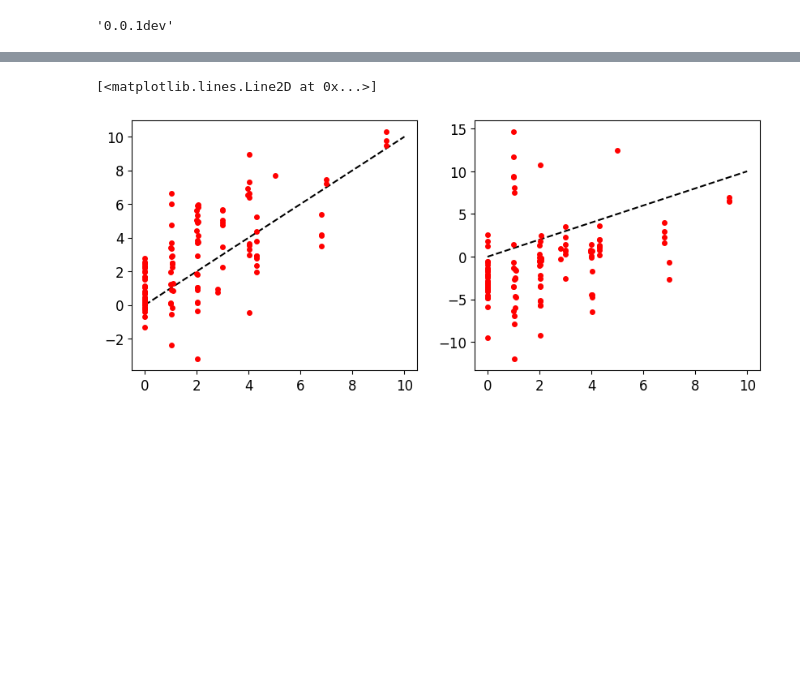
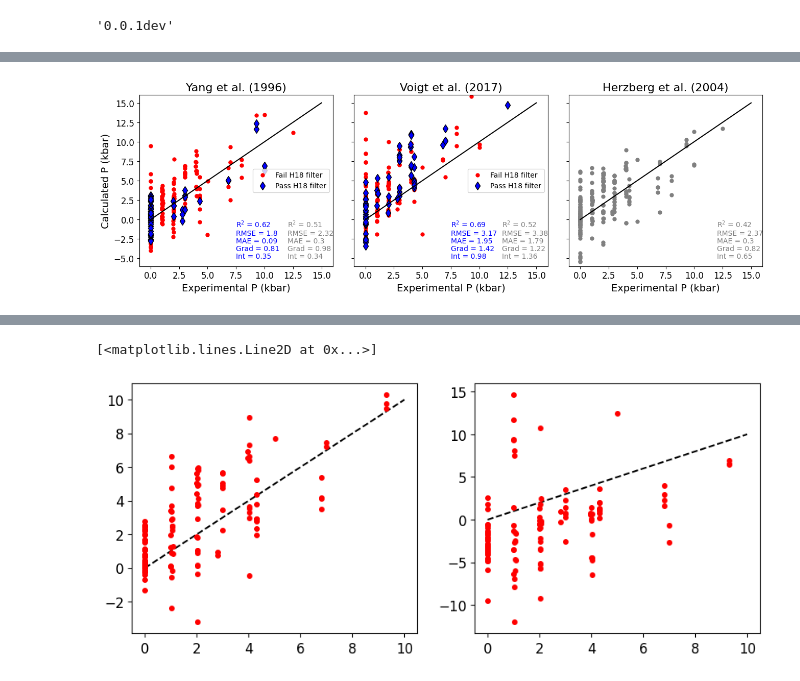
Before and after one commit to gleesonm1/pyOpam, a Jupyter notebook: Examples/NewExperimentsTest.ipynb, the cells around one changed output, grey strips where cells are left out. Cells and saved outputs as stored; diff of their text form; code cells hidden in the pictures; blank space fills up the shorter version.

```diff
--- a/Examples/NewExperimentsTest.ipynb
+++ b/Examples/NewExperimentsTest.ipynb
@@ -26,0 +172,80 @@ OPAM = OPAM.reset_index(drop = True)
+# %%
+Outputs = np.array(list(Results.keys())).reshape(2,3)
+alpha = 1 # alpha of data that doesn't pass the test
+color_true = 'blue' # data that passes the test
+color_false = 'r' # data that doesn't pass
+true_symbol = 'd' # symbol of data that passes the test
+true_size = 8 # size of symbols that pass the test
+
+f, a = plt.subplots(1,3, figsize = (13,4), sharex = True, sharey = True)
+f.tight_layout()
+
+a[0].set_xlabel('Experimental P (kbar)')
+a[1].set_xlabel('Experimental P (kbar)')
+a[2].set_xlabel('Experimental P (kbar)')
+
+a[0].set_ylabel('Calculated P (kbar)')
+
+a[0].set_title('Yang et al. (1996)')
+a[1].set_title('Voigt et al. (2017)')
+a[2].set_title('Herzberg et al. (2004)')
+
+for i in range(3):
+    if i != 2:
+        a[i].plot(Results[Outputs[0,i]]['P_kbar_true'],Results[Outputs[0,i]]['Results']['P_kbar_calc'], 'o',
+                    markerfacecolor = color_false, markeredgecolor = 'none', alpha = alpha, label = 'Fail H18 filter')
+        if type(Results[Outputs[0][i]]['Stats_test']) == dict:
+            a[i].plot(Results[Outputs[0,i]]['P_kbar_true'][Results[Outputs[0,i]]['Results']['Pf'] > 0.8],
+                Results[Outputs[0,i]]['Results']['P_kbar_calc'][Results[Outputs[0,i]]['Results']['Pf'] > 0.8],
+                        markerfacecolor = color_true, markeredgecolor = 'k', markersize = true_size,
+                        marker = true_symbol, linestyle = 'none', label = 'Pass H18 filter')
+    else:
+        a[i].plot(Results[Outputs[0,i]]['P_kbar_true'],Results[Outputs[0,i]]['Results']['P_kbar_calc'], 'o',
+                    markerfacecolor = [0.5,0.5,0.5], markeredgecolor = 'none', alpha = alpha, label = 'All Experiments')
+
+    a[i].plot([0,15],[0,15], 'k-')
+
+    # if i == 1:
+    #     a[i].plot(Results[Outputs[0,i]]['P_kbar_true'][Results[Outputs[0,i]]['Results']['Cr2O3_Liq'] > 0.0],
+    #               Results[Outputs[0,i]]['Results']['P_kbar_calc'][Results[Outputs[0,i]]['Results']['Cr2O3_Liq'] > 0.0], 'o',
+    #              markerfacecolor = 'y', markeredgecolor = 'k', alpha = alpha, markersize = 10,
+    #              label = 'Measured Cr$_{2}$O$_{3}$')
+
+    if type(Results[Outputs[0][i]]['Stats_test']) == dict:
+        a[i].text(7.5, -1, 'R$^{2}$ = ' + Results[Outputs[0,i]]['Stats_test']['R2'], color = color_true)
+        a[i].text(7.5, -2, 'RMSE = ' + str(round(float(Results[Outputs[0,i]]['Stats_test']['RMSE']),2)), color = color_true)
+        a[i].text(7.5, -3, 'MAE = ' + str(round(Results[Outputs[0,i]]['MAE_test'],2)), color = color_true)
+        a[i].text(7.5, -4, 'Grad = ' + str(round(float(Results[Outputs[0,i]]['Stats_test']['Grad']),2)), color = color_true)
+        a[i].text(7.5, -5, 'Int = ' + str(round(float(Results[Outputs[0,i]]['Stats_test']['Int']),2)), color = color_true)
+
+    a[i].text(12, -1, 'R$^{2}$ = ' + Results[Outputs[0,i]]['Stats']['R2'], color = [0.5,0.5,0.5])
+    a[i].text(12, -2, 'RMSE = ' + str(round(float(Results[Outputs[0,i]]['Stats']['RMSE']),2)), color = [0.5,0.5,0.5])
+    a[i].text(12, -3, 'MAE = ' + str(round(Results[Outputs[0,i]]['MAE'],2)), color = [0.5,0.5,0.5])
+    a[i].text(12, -4, 'Grad = ' + str(round(float(Results[Outputs[0,i]]['Stats']['Grad']),2)), color = [0.5,0.5,0.5])
+    a[i].text(12, -5, 'Int = ' + str(round(float(Results[Outputs[0,i]]['Stats']['Int']),2)), color = [0.5,0.5,0.5])
+
+    a[i].set_xlim([-1, 16])
+    a[i].set_ylim([-6, 16])
+
+    if type(Results[Outputs[0][i]]['Stats_test']) == dict:
+        print(Outputs[0,i])
+        print('Passed H18 test')
+        print('R$^{2}$ = ' + Results_2bar[Outputs[0,i]]['Stats_test']['R2'])
+        print('RMSE = ' + str(round(float(Results_2bar[Outputs[0,i]]['Stats_test']['RMSE']),2)))
+        print('MAE = ' + str(round(Results_2bar[Outputs[0,i]]['MAE_test'],2)))
+        print('Grad = ' + str(round(float(Results_2bar[Outputs[0,i]]['Stats_test']['Grad']),2)))
+        print('Int = ' + str(round(float(Results_2bar[Outputs[0,i]]['Stats_test']['Int']),2)))
+
+
+    print(Outputs[0,i])
+    print('All values')
+    print('R$^{2}$ = ' + Results_2bar[Outputs[0,i]]['Stats']['R2'])
+    print('RMSE = ' + str(round(float(Results_2bar[Outputs[0,i]]['Stats']['RMSE']),2)))
+    print('MAE = ' + str(round(Results_2bar[Outputs[0,i]]['MAE'],2)))
+    print('Grad = ' + str(round(float(Results_2bar[Outputs[0,i]]['Stats']['Grad']),2)))
+    print('Int = ' + str(round(float(Results_2bar[Outputs[0,i]]['Stats']['Int']),2)))
+
+a[0].legend(loc = "center right")
+a[1].legend(loc = "center right")
+plt.savefig("OPAM_results_new.eps", dpi = 300, bbox_inches='tight')
+# %% [output]
@@ -26,0 +277 @@ OPAM = OPAM.reset_index(drop = True)
+[figure, added]
```
Also changed, not shown: parts of 22 cells of this notebook, 18 other files.
